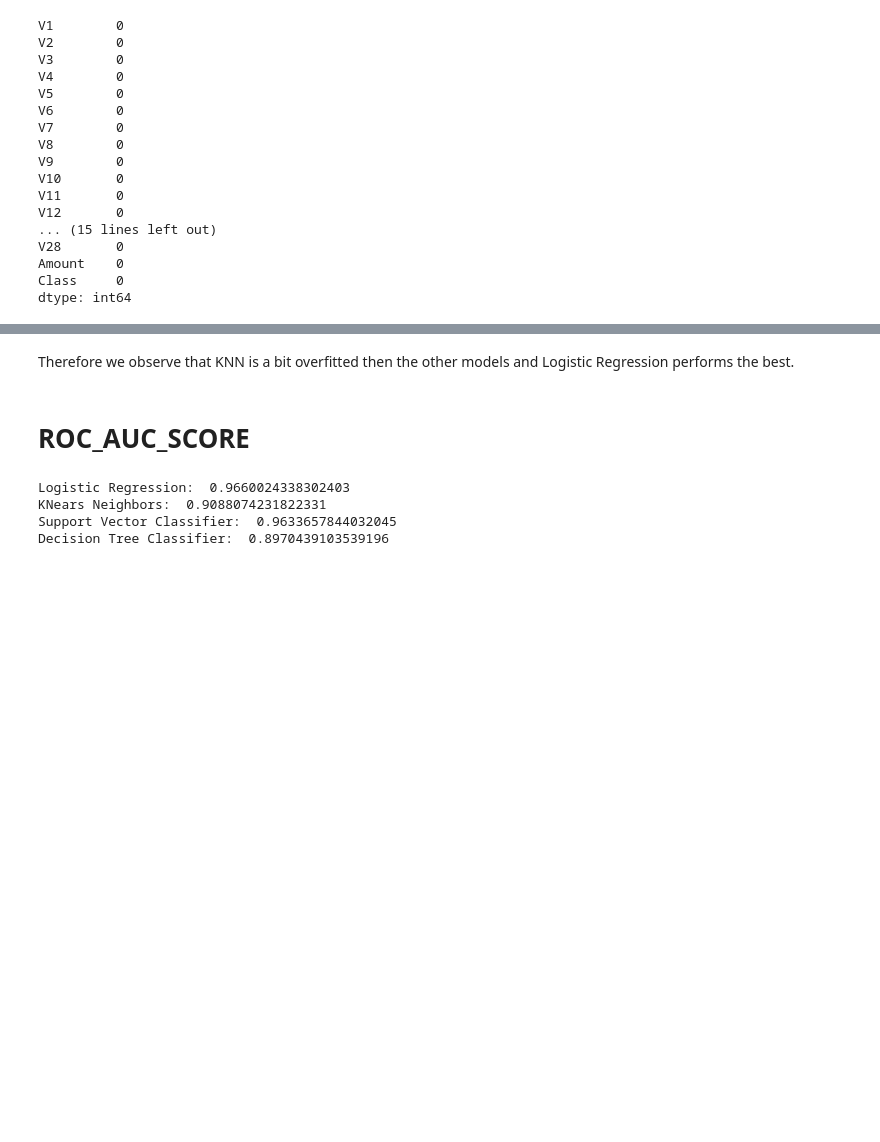
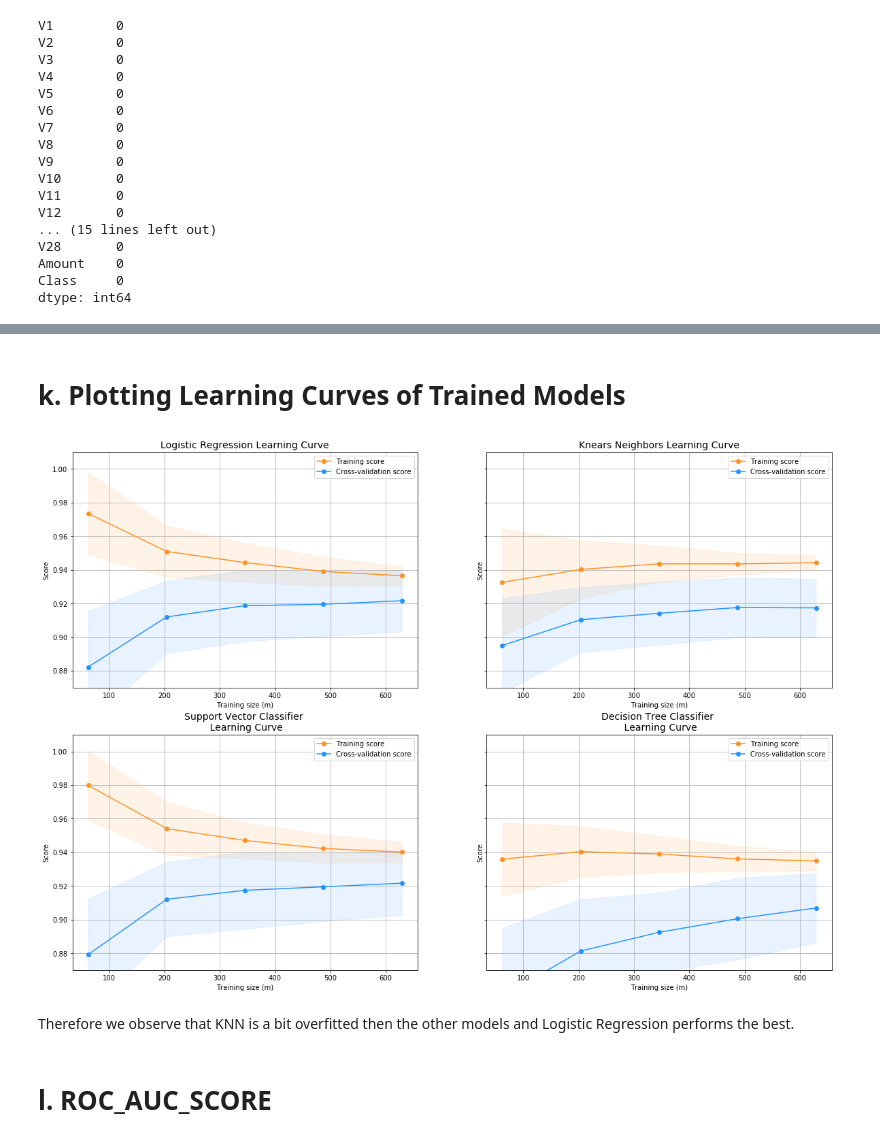
Before and after one commit to Luciferxx/Credit_Card_Fraud_Detection, a Jupyter notebook: Credit Card Fraud Detection (Simple ML).ipynb, the cells around one changed output, grey strips where cells are left out. Drawn from its saved outputs; the diff is of its cells as text; code cells hidden in the pictures; blank space fills up the shorter version.

```diff
--- a/Credit Card Fraud Detection (Simple ML).ipynb
+++ b/Credit Card Fraud Detection (Simple ML).ipynb
@@ -345,0 +200,8 @@ plot_learning_curve(classifiers["Logistic Regression"],classifiers["KNN"], class
+# %%
+# Lets split the data into features (X) and target (Y)
+features = new_df.drop(["Class"],axis =1)
+target = new_df["Class"]
+
+
+# Splitting the data into train and test
+X_train,X_test, Y_train,Y_test = train_test_split(features, target, test_size = .2, random_state =5)
@@ -345,0 +298,12 @@ plot_learning_curve(classifiers["Logistic Regression"],classifiers["KNN"], class
+# %%
+# Initializing K-Fold for training all specified models
+k = KFold(n_splits = 5)
+
+# Specified Classifiers
+classifiers = {
+    'Logistic Regression':log_reg_best_est,
+    'Support Vector Machine' : svc_best_est,
+    'Random Forest Classifier': RandomForestClassifier(),
+    'Decision Tree Algorithm':dec_tree_best_est,
+    'KNN':knears_best_est
+}
@@ -345,0 +450,4 @@ plot_learning_curve(classifiers["Logistic Regression"],classifiers["KNN"], class
+# %%
+model = ML_Models()
+
+model.train(classifiers,train_data =(X_train,Y_train),val_data=(X_test,Y_test))
@@ -346,29 +472,23 @@ plot_learning_curve(classifiers["Logistic Regression"],classifiers["KNN"], class
+# %% [markdown]
+<h1> k. Plotting Learning Curves of Trained Models </h1>
+# %%
+cv = ShuffleSplit(n_splits=100, test_size=0.2, random_state=42)
+
+model.plot_learning_curve(
+    estimator1=classifiers["Logistic Regression"],
+    estimator2=classifiers["KNN"],
+    estimator3=classifiers["Support Vector Machine"],
+    estimator4=classifiers["Decision Tree Algorithm"],
+    X=X_train,
+    y=Y_train,
+    ylim=(0.87, 1.01),
+    cv=cv,
+    n_jobs=4,
+    train_sizes=np.linspace(.1, 1.0, 5)
+)
+# %% [output]
+[figure, added]
 # %% [markdown]
 Therefore we observe that KNN is a bit overfitted then the other models and Logistic Regression performs the best.
 # %% [markdown]
-<h1> ROC_AUC_SCORE </h1>
+<h1> l. ROC_AUC_SCORE </h1>
-# %%
-from sklearn.metrics import roc_curve
-from sklearn.model_selection import cross_val_predict
-# Create a DataFrame with all the scores and the classifiers names.
-
-log_reg_pred = cross_val_predict(classifiers["Logistic Regression"], X_train, Y_train, cv=5,
-                             method="decision_function")
-
-knears_pred = cross_val_predict(classifiers["KNN"], X_train, Y_train, cv=5)
-
-svc_pred = cross_val_predict(classifiers["Support Vector Machine"], X_train, Y_train, cv=5,
-                             method="decision_function")
-
-tree_pred = cross_val_predict(classifiers["Decision Tree Algorithm"], X_train, Y_train, cv=5)
-from sklearn.metrics import roc_auc_score
-
-print('Logistic Regression: ', roc_auc_score(Y_train, log_reg_pred))
-print('KNears Neighbors: ', roc_auc_score(Y_train, knears_pred))
-print('Support Vector Classifier: ', roc_auc_score(Y_train, svc_pred))
-print('Decision Tree Classifier: ', roc_auc_score(Y_train, tree_pred))
-# %% [output]
-Logistic Regression:  0.9660024338302403
-KNears Neighbors:  0.9088074231822331
-Support Vector Classifier:  0.9633657844032045
-Decision Tree Classifier:  0.8970439103539196
```
Also changed, not shown: parts of 55 cells of this notebook, 8 other files.
